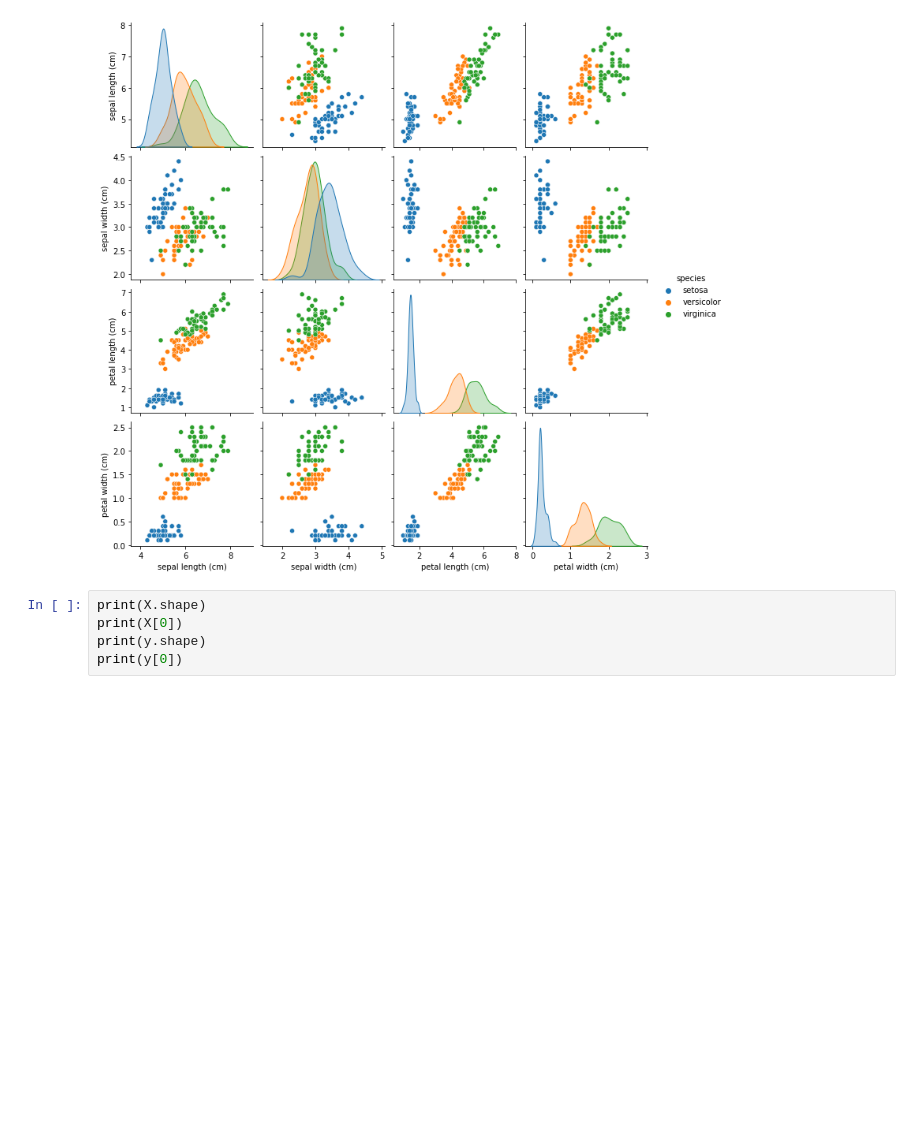
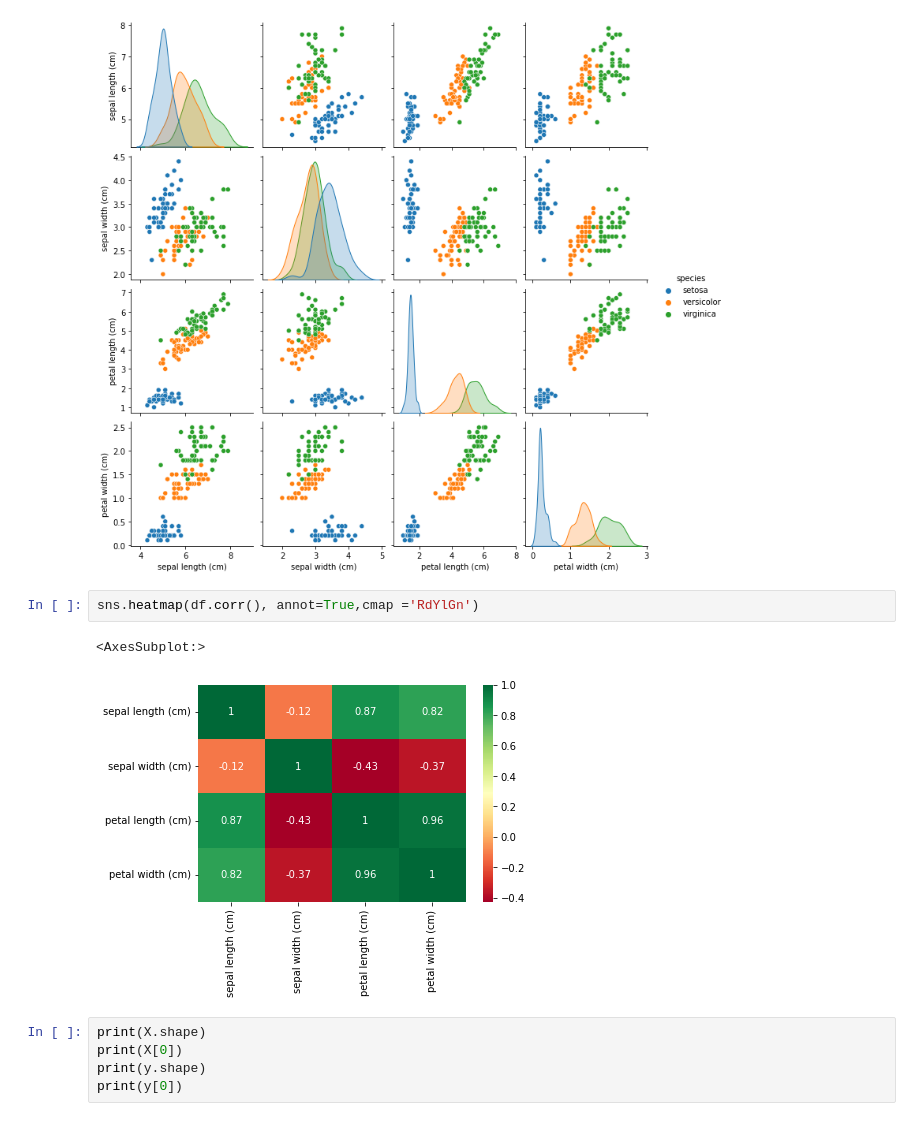
Before and after one commit to kriskda/python_ai_tutorials, a Jupyter notebook: k_nearest_neighbours/iris_knn.ipynb, the cells around one changed output. Saved outputs shown, nothing was run; the diff lists cells and outputs as text; blank space fills up the shorter version.

```diff
--- a/k_nearest_neighbours/knn.ipynb
+++ b/k_nearest_neighbours/iris_knn.ipynb
@@ -39,6 +39,11 @@ sns.pairplot(df, hue='species')
 # %% [output]
 <seaborn.axisgrid.PairGrid at 0x...>
 [figure]
+# %%
+sns.heatmap(df.corr(), annot=True,cmap ='RdYlGn')
+# %% [output]
+<AxesSubplot:>
+[figure, added]
 # %%
 print(X.shape)
 print(X[0])
```
Also changed, not shown: parts of 1 cell of this notebook.
